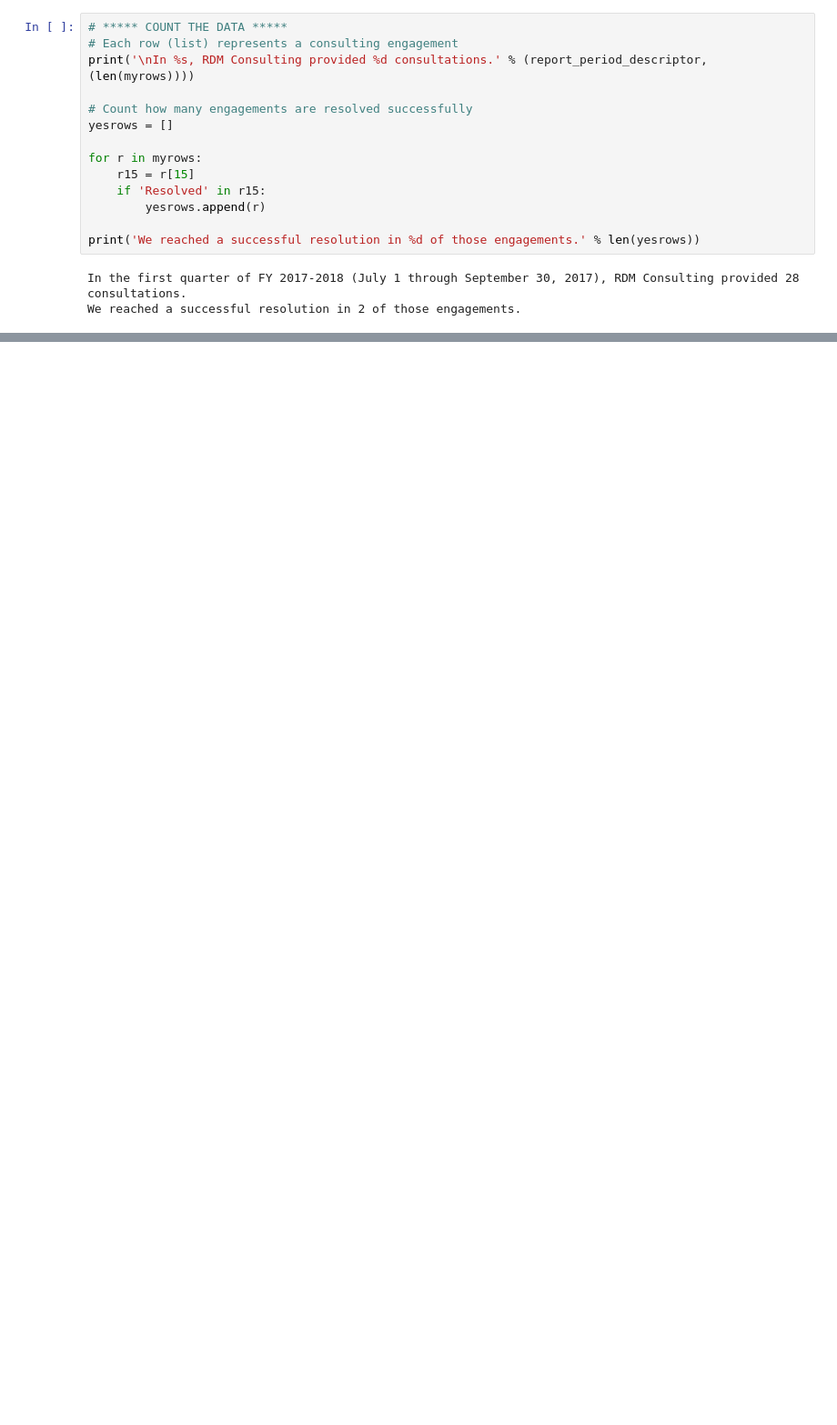
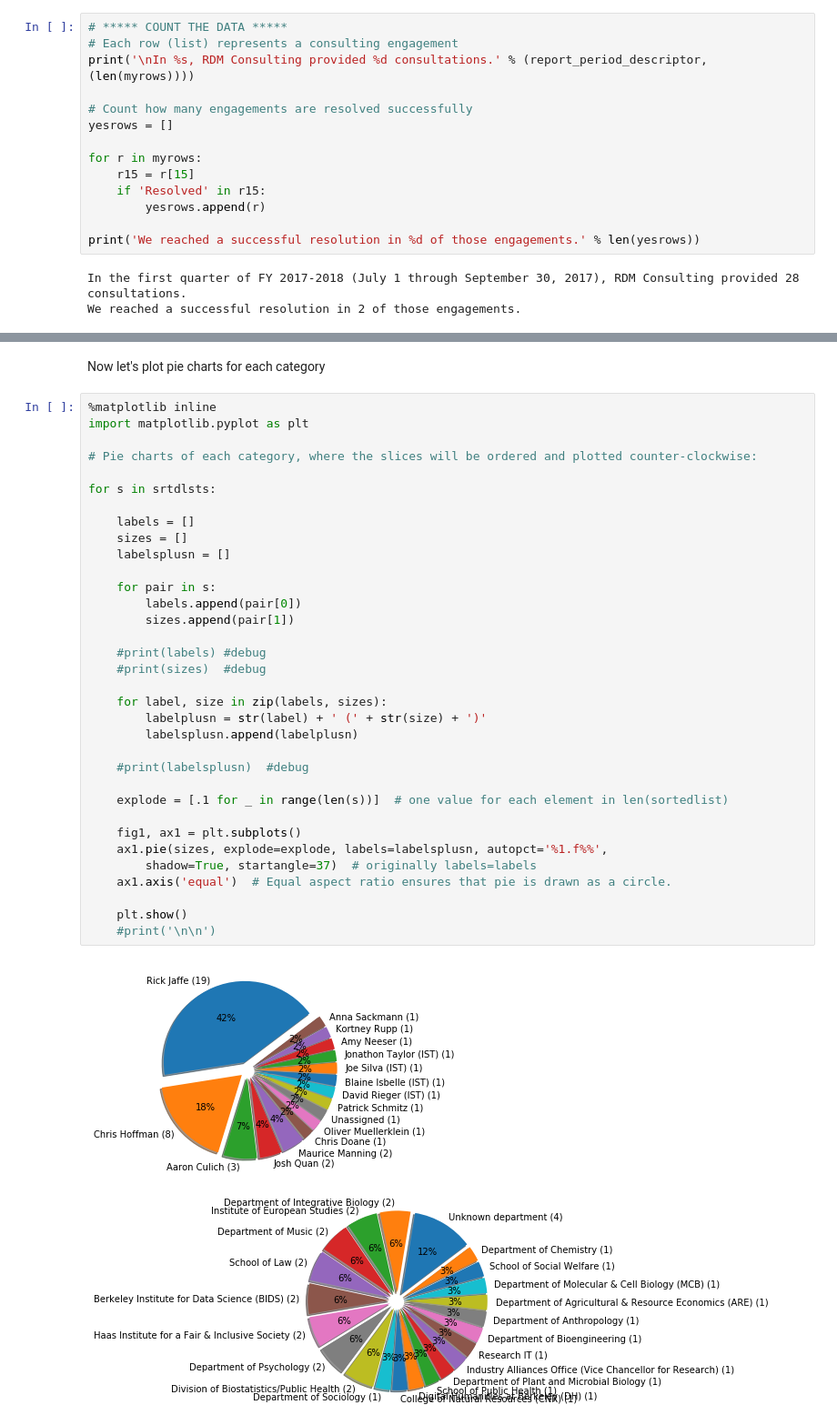
Before and after one commit to rjaffe/rdm_metrics, a Jupyter notebook: RDM_metrics_FROM-RIT-Consulting-Engagement-Log.ipynb, the cells around one changed output, grey strips where cells are left out. Shown at 91% size. Saved outputs shown, nothing was run; the diff lists cells and outputs as text; blank space fills up the shorter version.

```diff
--- a/RDM_metrics_FROM-RIT-Consulting-Engagement-Log.ipynb
+++ b/RDM_metrics_FROM-RIT-Consulting-Engagement-Log.ipynb
@@ -253,0 +524,39 @@ High (In-depth consultation requires referral 5+ hours), 1
+# %% [markdown]
+Now let's plot pie charts for each category
+# %%
+%matplotlib inline
+import matplotlib.pyplot as plt
+
+# Pie charts of each category, where the slices will be ordered and plotted counter-clockwise:
+
+for s in srtdlsts:
+
+    labels = []
+    sizes = []
+    labelsplusn = []
+
+    for pair in s:
+        labels.append(pair[0])
+        sizes.append(pair[1])
+
+    #print(labels) #debug
+    #print(sizes)  #debug
+
+    for label, size in zip(labels, sizes):
+        labelplusn = str(label) + ' (' + str(size) + ')'
+        labelsplusn.append(labelplusn)
+
+    #print(labelsplusn)  #debug
+
+    explode = [.1 for _ in range(len(s))]  # one value for each element in len(sortedlist)
+
+    fig1, ax1 = plt.subplots()
+    ax1.pie(sizes, explode=explode, labels=labelsplusn, autopct='%1.f%%',
+        shadow=True, startangle=37)  # originally labels=labels
+    ax1.axis('equal')  # Equal aspect ratio ensures that pie is drawn as a circle.
+
+    plt.show()
+    #print('\n\n')
+# %% [output]
+[figure, added]
+[figure, added]
```
Also changed, not shown: parts of 19 cells of this notebook.
